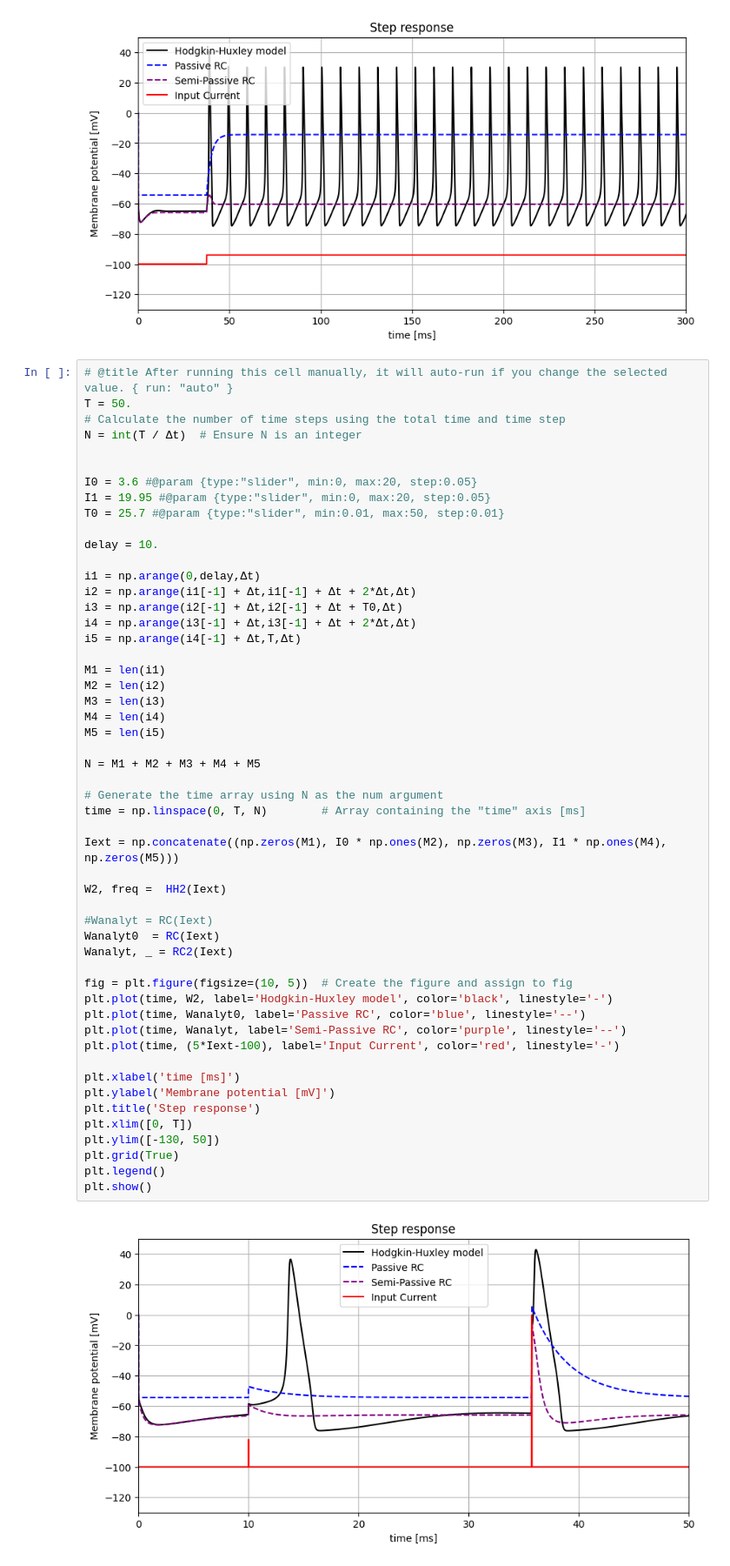
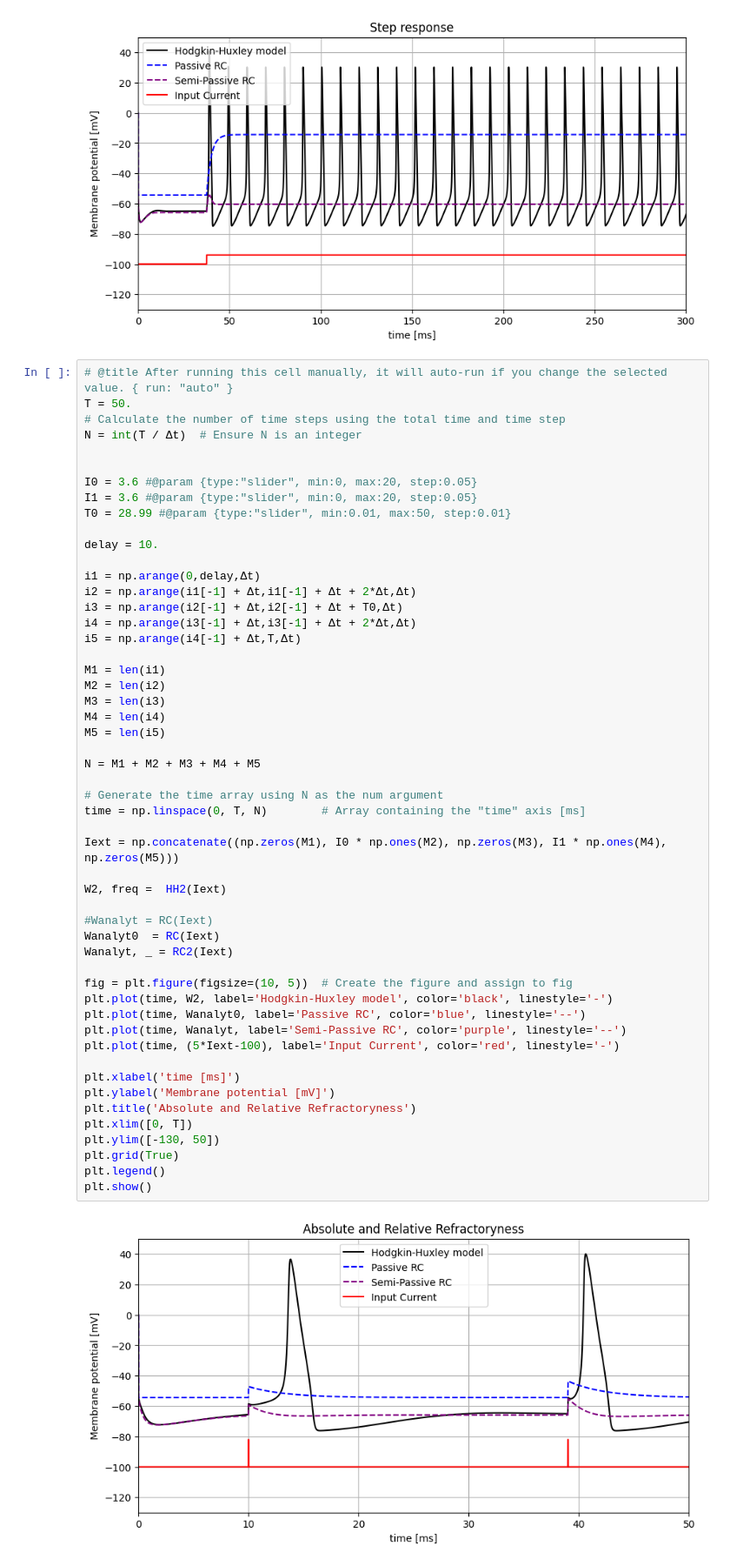
Before and after one commit to mgiugliano/ePhysSignals, a Jupyter notebook: notebooks/HH.ipynb, the cells around one changed output. Shown at 87% size. Drawn from its saved outputs; the diff is of its cells as text.

```diff
--- a/notebooks/HH.ipynb
+++ b/notebooks/HH.ipynb
@@ -338,8 +338,8 @@ N = int(T / Δt)  # Ensure N is an integer
 
 
 I0 = 3.6 #@param {type:"slider", min:0, max:20, step:0.05}
-I1 = 19.95 #@param {type:"slider", min:0, max:20, step:0.05}
-T0 = 25.7 #@param {type:"slider", min:0.01, max:50, step:0.01}
+I1 = 3.6 #@param {type:"slider", min:0, max:20, step:0.05}
+T0 = 28.99 #@param {type:"slider", min:0.01, max:50, step:0.01}
 
 delay = 10.
 
@@ -355,35 +355,35 @@ M3 = len(i3)
 M4 = len(i4)
 M5 = len(i5)
 
 N = M1 + M2 + M3 + M4 + M5
 
 # Generate the time array using N as the num argument
 time = np.linspace(0, T, N)        # Array containing the "time" axis [ms]
 
 Iext = np.concatenate((np.zeros(M1), I0 * np.ones(M2), np.zeros(M3), I1 * np.ones(M4), np.zeros(M5)))
 
 W2, freq =  HH2(Iext)
 
 #Wanalyt = RC(Iext)
 Wanalyt0  = RC(Iext)
 Wanalyt, _ = RC2(Iext)
 
 fig = plt.figure(figsize=(10, 5))  # Create the figure and assign to fig
 plt.plot(time, W2, label='Hodgkin-Huxley model', color='black', linestyle='-')
 plt.plot(time, Wanalyt0, label='Passive RC', color='blue', linestyle='--')
 plt.plot(time, Wanalyt, label='Semi-Passive RC', color='purple', linestyle='--')
 plt.plot(time, (5*Iext-100), label='Input Current', color='red', linestyle='-')
 
 plt.xlabel('time [ms]')
 plt.ylabel('Membrane potential [mV]')
-plt.title('Step response')
+plt.title('Absolute and Relative Refractoryness')
 plt.xlim([0, T])
 plt.ylim([-130, 50])
 plt.grid(True)
 plt.legend()
 plt.show()
 # %% [output]
-[figure, old version]
+[figure, new version]
 # %%
 # @title After running this cell manually, it will auto-run if you change the selected value. { run: "auto" }
 T = 1000.
```
Also changed, not shown: parts of 3 cells of this notebook.
